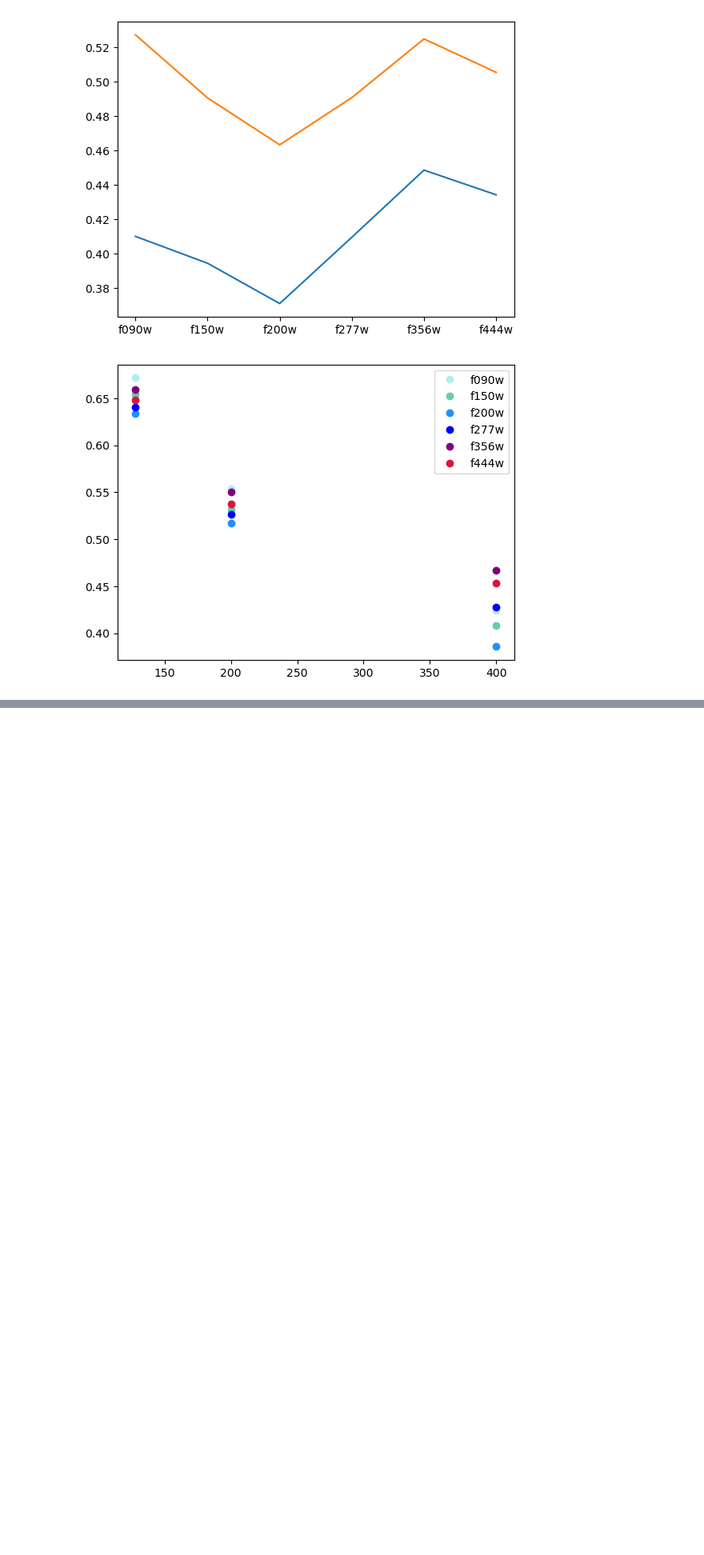
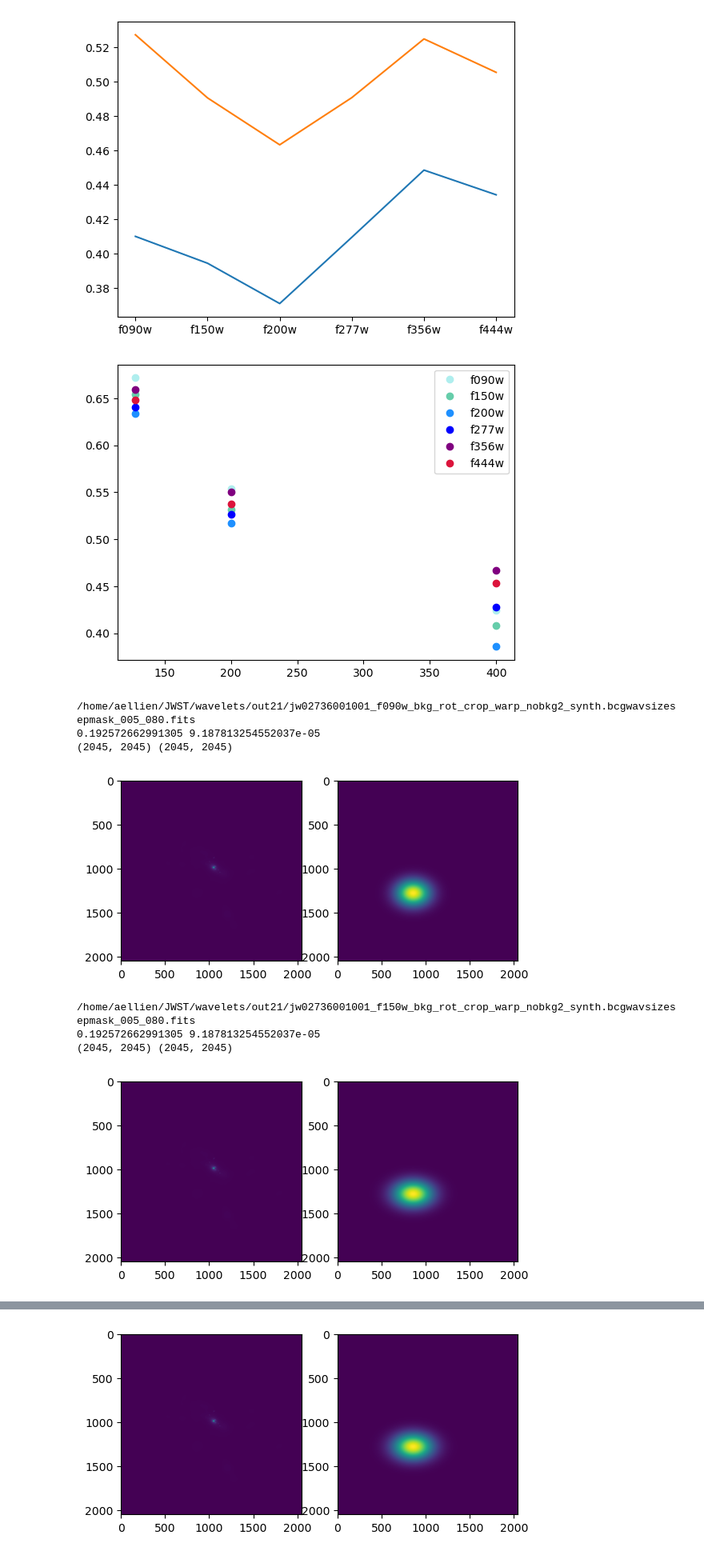
Before and after one commit to aellien/JWST_scripts, a Jupyter notebook: synthesis/new_plots.ipynb, the cells around one changed output, grey strips where cells are left out. Shown: that part at 80% size. Drawn from its saved outputs; the diff is of its cells as text; code cells hidden in the pictures; blank space fills up the shorter version.

Commit message:
synth

```diff
--- a/synthesis/new_plots.ipynb
+++ b/synthesis/new_plots.ipynb
@@ -81,0 +107,79 @@ plt.show()
+# %%
+nfdl = [ {'nf':'jw02736001001_f356w_bkg_rot_crop_input.fits', 'filt':'f356w', 'chan':'long', 'pix_scale':0.063, 'pixar_sr':9.31E-14, 'phot_corr':0.163, 'n_levels':10 }, \
+        {'nf':'jw02736001001_f444w_bkg_rot_crop_input.fits', 'filt':'f444w', 'chan':'long', 'pix_scale':0.063, 'pixar_sr':9.31E-14, 'phot_corr':0.162, 'n_levels':10 }, \
+        {'nf':'jw02736001001_f277w_bkg_rot_crop_input.fits', 'filt':'f277w', 'chan':'long', 'pix_scale':0.063, 'pixar_sr':9.31E-14, 'phot_corr':0.223, 'n_levels':10 }, \
+        {'nf':'jw02736001001_f090w_bkg_rot_crop_warp_nobkg2.fits', 'filt':'f090w', 'chan':'short', 'pix_scale':0.031, 'phot_corr':-0.174, 'pixar_sr':2.29E-14, 'n_levels':10 }, \
+        {'nf':'jw02736001001_f150w_bkg_rot_crop_warp_nobkg2.fits', 'filt':'f150w', 'chan':'short', 'pix_scale':0.031, 'phot_corr':-0.047, 'pixar_sr':2.31E-14, 'n_levels':10 }, \
+        {'nf':'jw02736001001_f200w_bkg_rot_crop_warp_nobkg2.fits', 'filt':'f200w', 'chan':'short', 'pix_scale':0.031, 'phot_corr':-0.114, 'pixar_sr':2.29E-14, 'n_levels':10 } ]
+filterl = [ 'f090w', 'f150w', 'f200w', 'f277w', 'f356w', 'f444w' ]
+binning_factor = 4151 / 2045 # size short / size long
+binf = 2
+oiml = []
+reciml = []
+xbox, ybox = 1280, 855
+sbox = 450
+xmax, ymax, xmin, ymin = int(xbox + sbox /2.),\
+                         int(ybox + sbox /2.),\
+                         int(xbox - sbox /2.),\
+                         int(ybox - sbox /2.)
+for i, filt in enumerate(filterl):
+    for nfd in nfdl:
+        if nfd['filt'] == filt:
+
+            nfp = os.path.join(path_data, nfd['nf'])
+            hdu = fits.open(nfp)
+            oim = hdu[0].data
+            oiml.append(oim)
+
+            nfp = os.path.join(path_wavelets, nfd['nf'][:-5] + '_synth.bcgwavsizesepmask_005_080.fits')
+            print(nfp)
+            hdu = fits.open(nfp)
+            recim = hdu[1].data[:2045, :2045]
+
+            #finder = SourceFinder(npixels=10, progress_bar=False)
+            #segment_map = finder(recim, 0)
+            #print(segment_map.data[xbox, ybox])
+            #sup[segment_map.data != segment_map.data[xbox, ybox]] = 0.
+
+            star_box = sup[ xmin:xmax, ymin:ymax]
+            x = np.linspace(0, 2045, 2045)
+            y = np.linspace(0, 2045, 2045)
+            x,y = np.meshgrid(x, y)
+
+            print(star_box.max(), star_box.min())
+            if filt in ['f277w', 'f356w', 'f444w' ]:
+                fitted = Gaussian_2d((x,y), 0.008, 855, 1280, 150, 100).reshape(2045,2045)
+            if filt == 'f090w':
+                fitted = Gaussian_2d((x,y), 0.03, 855, 1280, 130, 100).reshape(2045,2045)
+            if filt in ['f150w', 'f200w']:
+                fitted = Gaussian_2d((x,y), 0.04, 855, 1280, 150, 100).reshape(2045,2045)
+
+            print(np.shape(fitted), np.shape(recim))
+            recim -= fitted
+            #recim[ recim < 0] = 0.
+
+            #p0 = np.array([0.05, sbox / 2.,sbox /2.,50, 50])
+            #popt, pcov = opt.curve_fit(Gaussian_2d,(x,y), np.ravel(star_box), )
+            #print(popt)
+            #fitted = Gaussian_2d((x,y), *popt).reshape(sbox,sbox)
+
+            fig, ax = plt.subplots(1,2)
+            ax[0].imshow(sup)
+            ax[1].imshow(fitted)
+            plt.show()
+
+            r = pyr.open(os.path.join(path_data, "star_flags_polygon_pix_long.reg")).as_imagecoord(hdu[1].header)
+            m = r.get_mask(hdu = hdu[1])[:2045, :2045]
+            recim[m] = np.min(recim)
+            recim = rebin(recim, 10, 10, 'SUM')
+
+            reciml.append(recim)
+# %% [output]
+/home/aellien/JWST/wavelets/out21/jw02736001001_f090w_bkg_rot_crop_warp_nobkg2_synth.bcgwavsizesepmask_005_080.fits
+0.192572662991305 9.187813254552037e-05
+(2045, 2045) (2045, 2045)
+[figure, added]
+/home/aellien/JWST/wavelets/out21/jw02736001001_f150w_bkg_rot_crop_warp_nobkg2_synth.bcgwavsizesepmask_005_080.fits
+0.192572662991305 9.187813254552037e-05
+(2045, 2045) (2045, 2045)
+[figure, added]
@@ -81,0 +189 @@ plt.show()
+[figure, added]
```
Also changed, not shown: parts of 5 cells of this notebook, 2 other files.
